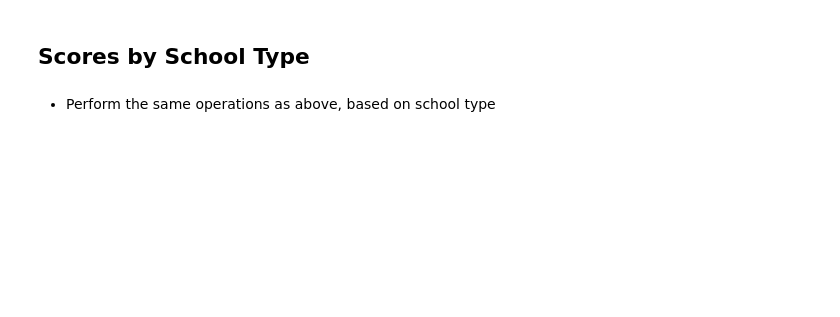
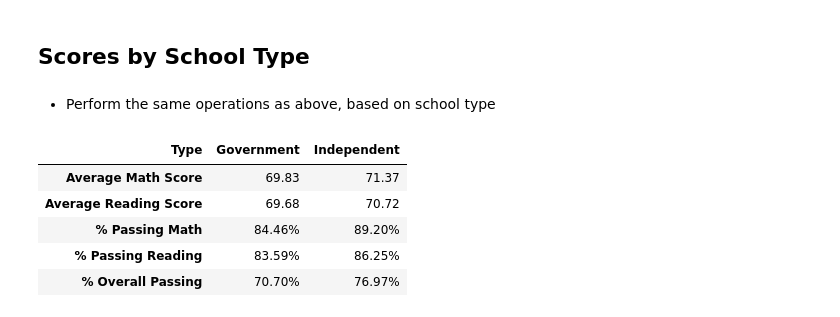
Before and after one commit to au-jr/pandas-challenge, a Jupyter notebook: PyCitySchools/PyCitySchools_starter.ipynb, the cells around one changed output. Saved outputs shown, nothing was run; the diff lists cells and outputs as text; code cells hidden in the pictures; blank space fills up the shorter version.

```diff
--- a/PyCitySchools/PyCitySchools_starter.ipynb
+++ b/PyCitySchools/PyCitySchools_starter.ipynb
@@ -663,3 +684,30 @@ per_school_summary_cut_df.head()
 ## Scores by School Type
 # %% [markdown]
 * Perform the same operations as above, based on school type
+# %%
+type_math_scores = round(type_summary_df.groupby(["Type"])["Average Math Score"].mean(), 2)
+
+
+type_reading_scores = round(type_summary_df.groupby(["Type"])["Average Reading Score"].mean(), 2)
+
+
+type_passing_math = type_summary_df.groupby(["Type"])["% Passing Math"].mean().map('{:.2%}'.format)
+
+
+type_passing_reading = type_summary_df.groupby(["Type"])["% Passing Reading"].mean().map('{:.2%}'.format)
+
+
+overall_passing_type = type_summary_df.groupby(["Type"])["% Overall Passing"].mean().map('{:.2%}'.format)
+
+type_summary = pd.DataFrame([type_math_scores, type_reading_scores,
+                    type_passing_math, type_passing_reading,
+                    overall_passing_type])
+# %%
+type_summary
+# %% [output]
+| Type | Government | Independent |
+| Average Math Score | 69.83 | 71.37 |
+| Average Reading Score | 69.68 | 70.72 |
+| % Passing Math | 84.46% | 89.20% |
+| % Passing Reading | 83.59% | 86.25% |
+| % Overall Passing | 70.70% | 76.97% |
```
Also changed, not shown: parts of 41 cells of this notebook, 2 other files.
